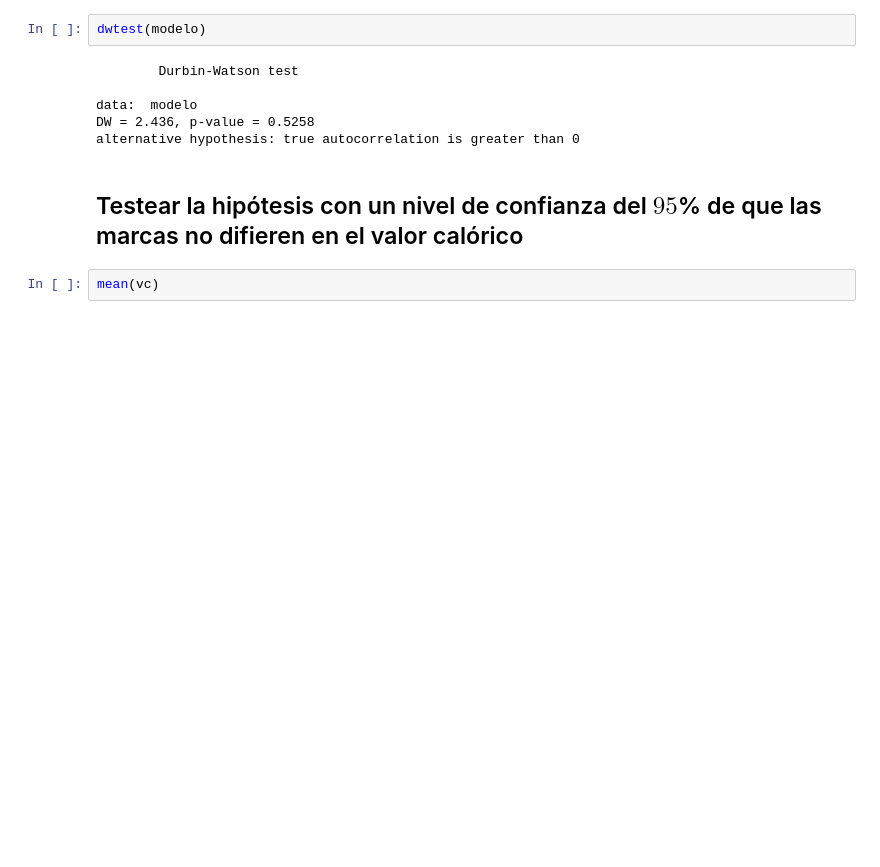
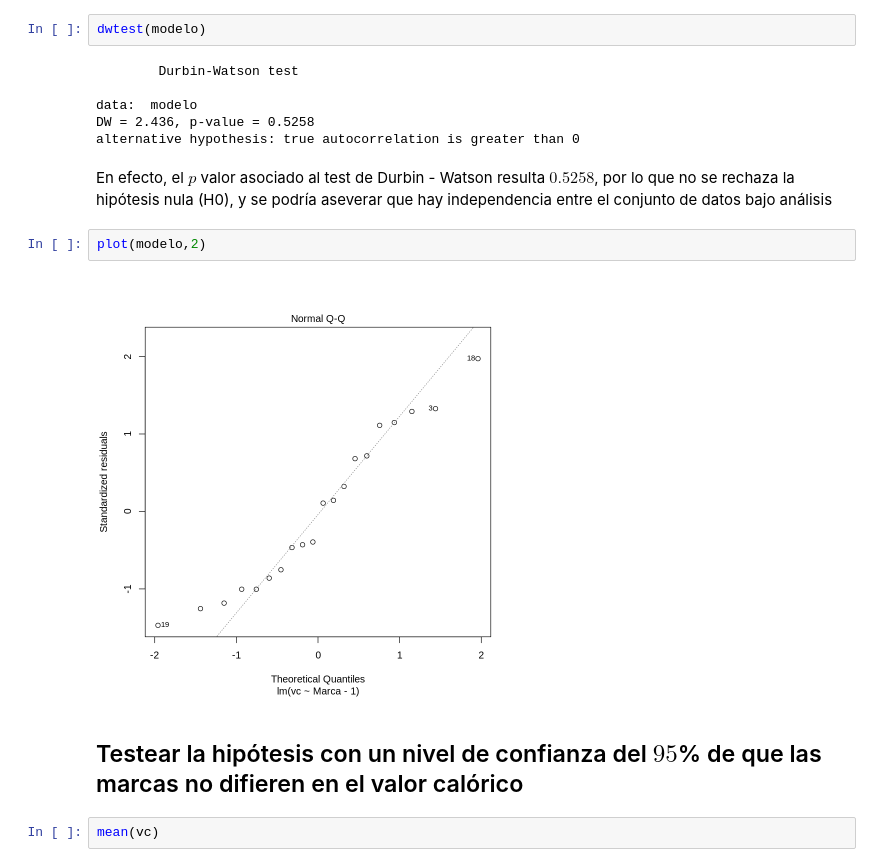
Before and after one commit to cristiandarioortegayubro/accenture, a Jupyter notebook: accentureestadistica.ipynb, the cells around one changed output. Cells and saved outputs as stored; diff of their text form; blank space fills up the shorter version.

```diff
--- a/accentureestadistica.ipynb
+++ b/accentureestadistica.ipynb
@@ -168,6 +203,12 @@ dwtest(modelo)
 data:  modelo
 DW = 2.436, p-value = 0.5258
 alternative hypothesis: true autocorrelation is greater than 0
+# %% [markdown]
+En efecto, el $p$ valor asociado al test de Durbin - Watson resulta $0.5258$, por lo que no se rechaza la hipótesis nula (H0), y se podría aseverar que hay independencia entre el conjunto de datos bajo análisis
+# %%
+plot(modelo,2)
+# %% [output]
+[figure, added]
 # %% [markdown]
 ## Testear la hipótesis con un nivel de confianza del $95$% de que las marcas no difieren en el valor calórico
 # %%
```
Also changed, not shown: parts of 35 cells of this notebook.
